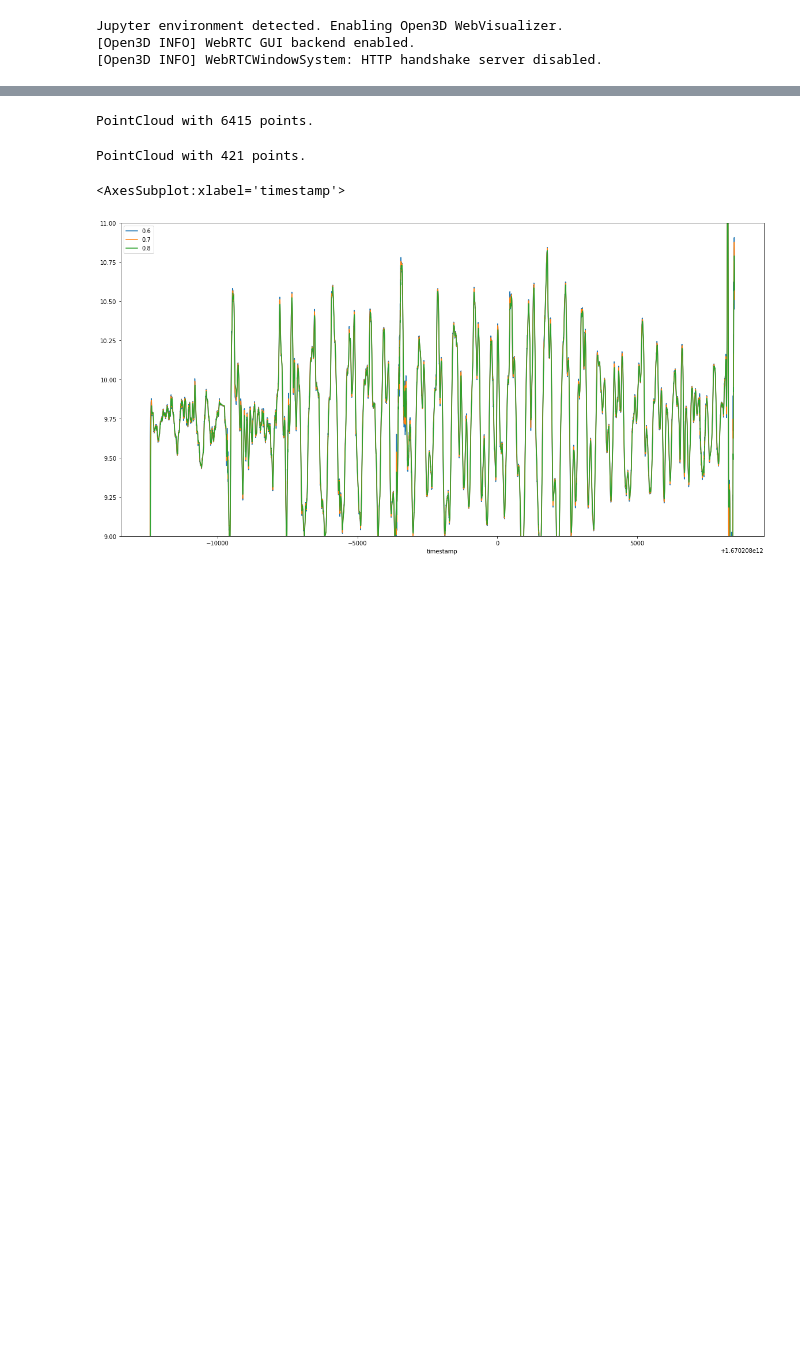
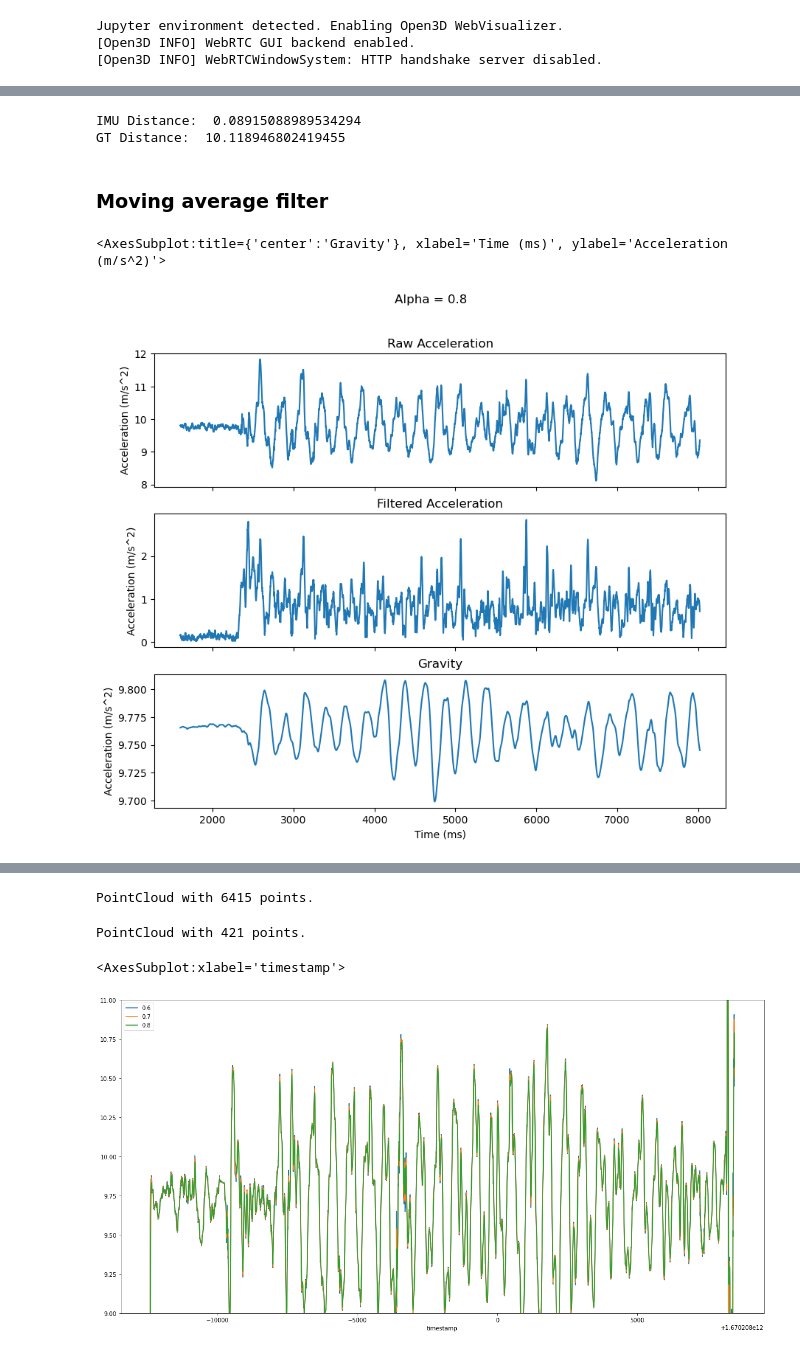
Before and after one commit to localization-as-a-service/local-registration, a Jupyter notebook: imu_trajectory_estimation.ipynb, the cells around one changed output, grey strips where cells are left out. Saved outputs shown, nothing was run; the diff lists cells and outputs as text; code cells hidden in the pictures; blank space fills up the shorter version.

```diff
--- a/imu_trajectory_estimation.ipynb
+++ b/imu_trajectory_estimation.ipynb
@@ -52,0 +95,58 @@ Frame rate: 400.91 Hz
+# %%
+# calculate displacement and rotation
+rotation_matrix = np.identity(4)
+
+velocity = [0, 0, 0]
+
+for i in tqdm.tqdm(range(1, len(imu_df))):
+    v = imu_df.iloc[i].values
+    dt = v[7]
+    # current displacement and rotation
+    da = np.degrees([v[j + 4] * dt for j in range(3)])
+    dd = [(velocity[j] * dt) + (0.5 * v[j + 1] * dt * dt) for j in range(3)]
+
+    d = np.dot(rotation_matrix, np.array([*dd, 1]))
+
+    imu_df.iloc[i, 8] = imu_df.iloc[i - 1, 8] + d[0]
+    imu_df.iloc[i, 9] = imu_df.iloc[i - 1, 9] + d[1]
+    imu_df.iloc[i, 10] = imu_df.iloc[i - 1, 10] + d[2]
+
+    rotation_matrix = helpers.rotate_transformation_matrix(rotation_matrix, da[0], da[1], da[2])
+    velocity = [velocity[j] + v[j + 1] * dt for j in range(3)]
+# %%
+# create trajectory as a pcd
+xyz = imu_df.loc[:, ["x", "y", "z"]].values
+pcd = helpers.make_pcd(xyz)
+pcd.paint_uniform_color([1, 0, 0])
+
+# load ground truth trajectory
+sequence_ts = fread.get_timstamps_from_images(os.path.join(data_dir, experiment, trial, subject, f"{sequence:02d}", "frames"), ext=".depth.png")
+start_t = helpers.nearest(sequence_ts, imu_df.timestamp.values[0])
+start_index = np.where(sequence_ts == start_t)[0][0]
+
+trajectory_t = np.load(pose_file)["trajectory_t"]
+pcd_gt = helpers.make_pcd(trajectory_t[start_index:, :3, 3])
+pcd_gt.paint_uniform_color([0, 1, 0])
+
+print("IMU Distance: ", np.linalg.norm(xyz[-1] - xyz[0]))
+print("GT Distance: ", np.linalg.norm(trajectory_t[-1, :3, 3] - trajectory_t[start_index, :3, 3]))
+# %% [output]
+IMU Distance:  0.08915088989534294
+GT Distance:  10.118946802419455
+# %% [markdown]
+### Moving average filter
+# %%
+win_len = int(frame_rate * 4)
+
+accel_mavg = imu_df[["xa", "ya", "za"]].rolling(window=win_len).mean()
+imu_df[["xa", "ya", "za"]] = imu_df[["xa", "ya", "za"]] - accel_mavg
+# %%
+figure, axes = plt.subplots(3, 1, figsize=(10, 8), sharex=True)
+figure.suptitle(f"Alpha = {alpha}")
+
+raw_accel_df.iloc[win_len:].apply(lambda x: np.linalg.norm(x[1:4]), axis=1).plot(x="timestamp", y=["xa", "ya", "za"], xlabel="Time (ms)", ylabel="Acceleration (m/s^2)", title="Raw Acceleration", ax=axes[0])
+imu_df.iloc[win_len:].apply(lambda x: np.linalg.norm(x[1:4]), axis=1).plot(x="timestamp", y=["xa", "ya", "za"], xlabel="Time (ms)", ylabel="Acceleration (m/s^2)", title="Filtered Acceleration", ax=axes[1])
+accel_mavg.iloc[win_len:].apply(lambda x: np.linalg.norm(x[:3]), axis=1).plot(x="timestamp", y=["x", "y", "z"], xlabel="Time (ms)", ylabel="Acceleration (m/s^2)", title="Gravity", ax=axes[2])
+# %% [output]
+<AxesSubplot:title={'center':'Gravity'}, xlabel='Time (ms)', ylabel='Acceleration (m/s^2)'>
+[figure, added]
```
Also changed, not shown: parts of 26 cells of this notebook.
